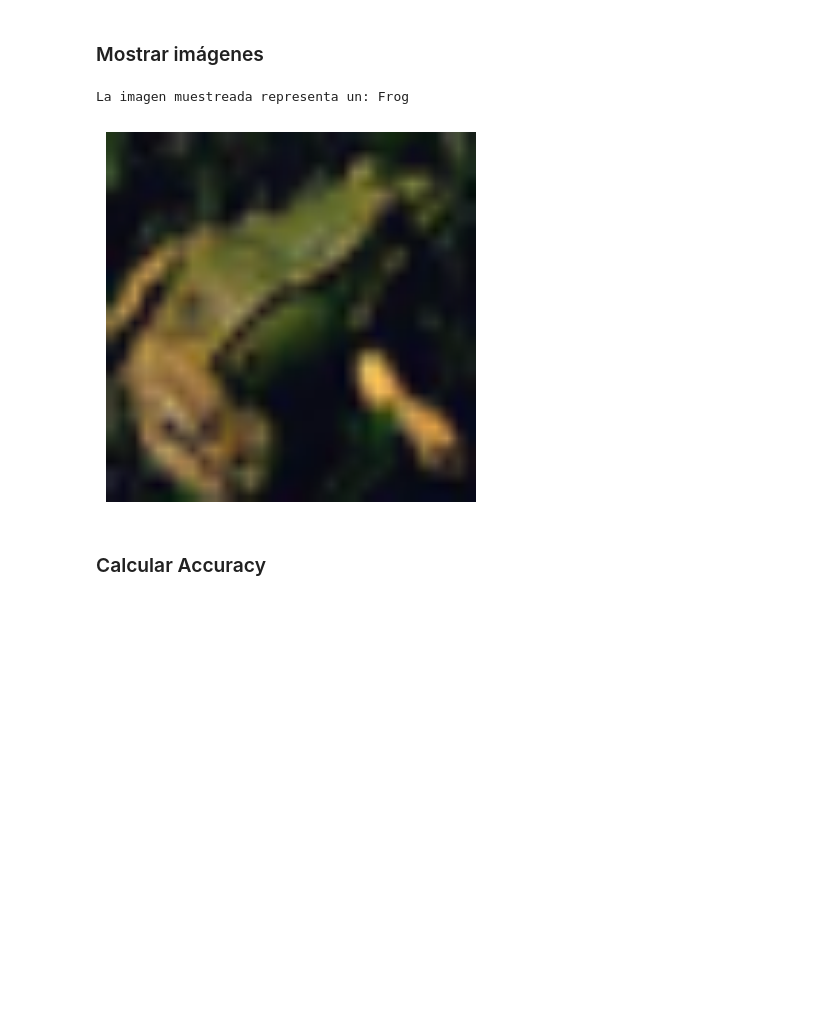
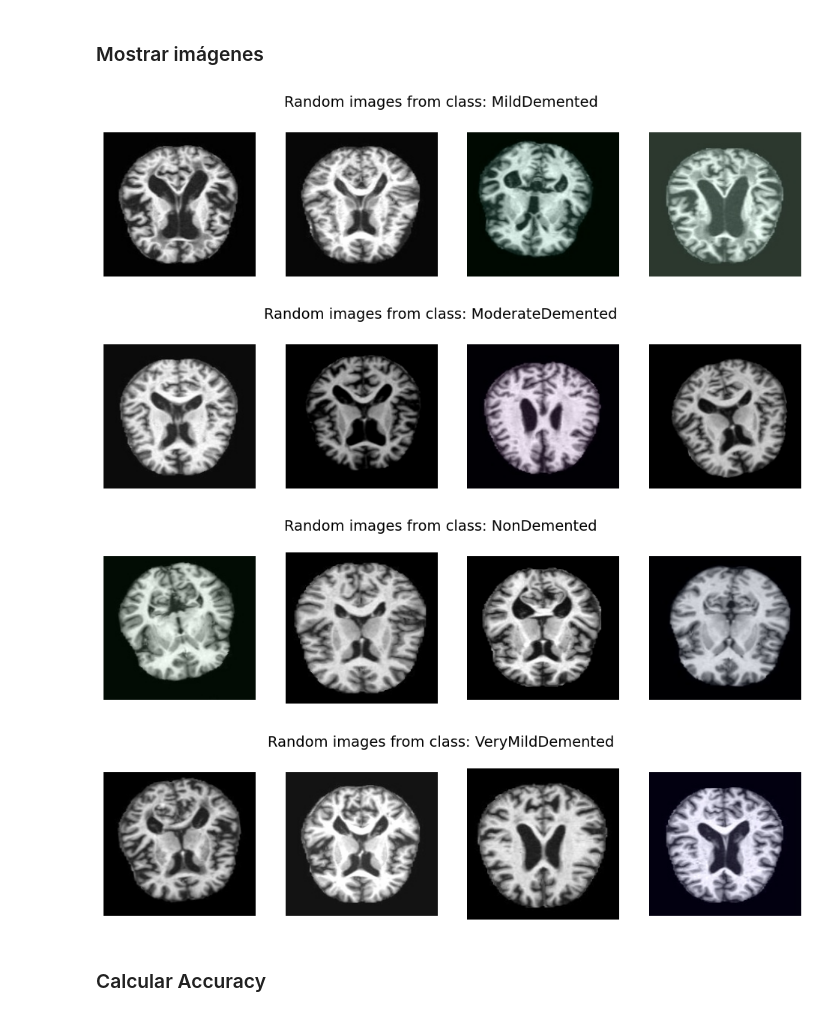
Before and after one commit to jgamero-ibrobotics/trabajo-pic, a Jupyter notebook: TransferLearning.ipynb, the cells around one changed output. Drawn from its saved outputs; the diff is of its cells as text; code cells hidden in the pictures; blank space fills up the shorter version.

```diff
--- a/TransferLearning.ipynb
+++ b/TransferLearning.ipynb
@@ -85,22 +99,38 @@ print(device)
 cpu
 # %% [markdown]
 ### Mostrar imágenes
-# %%
-classes = ['Plane', 'Car', 'Bird', 'Cat', 'Deer','Dog', 'Frog', 'Horse', 'Ship', 'Truck']
-
-def plot_figure(image):
-    plt.imshow(image.permute(1,2,0))
-    plt.axis('off')
-    plt.show()
-
-rnd_sample_idx = np.random.randint(len(test_loader))
-print(f'La imagen muestreada representa un: {classes[test_loader.dataset[rnd_sample_idx][1]]}')
-image = test_loader.dataset[rnd_sample_idx][0]
-image = (image - image.min()) / (image.max() -image.min() )
-plot_figure(image)
-# %% [output]
-La imagen muestreada representa un: Frog
-[figure, removed]
+# %%
+def plot_random_images(dataset_path):
+    classes = ['MildDemented', 'ModerateDemented', 'NonDemented', 'VeryMildDemented']
+    num_images = 4
+
+    # Plot images for each class
+    for class_name in classes:
+        class_folder = os.path.join(dataset_path, class_name)
+        image_files = os.listdir(class_folder)
+        random_images = random.sample(image_files, num_images)
+
+        plt.figure(figsize=(12, 3))
+        plt.suptitle(f'Random images from class: {class_name}', fontsize=14)
+
+        for i, image_file in enumerate(random_images):
+            image_path = os.path.join(class_folder, image_file)
+            image = Image.open(image_path)
+
+            plt.subplot(1, num_images, i + 1)
+            plt.imshow(image)
+            plt.axis('off')
+
+
+        plt.show()
+
+# Call the function with the path to your dataset folder
+plot_random_images('data/AugmentedAlzheimerDataset/')
+# %% [output]
+[figure, added]
+[figure, added]
+[figure, added]
+[figure, added]
 # %% [markdown]
 ### Calcular Accuracy
 # %%
```
Also changed, not shown: parts of 28 cells of this notebook.
